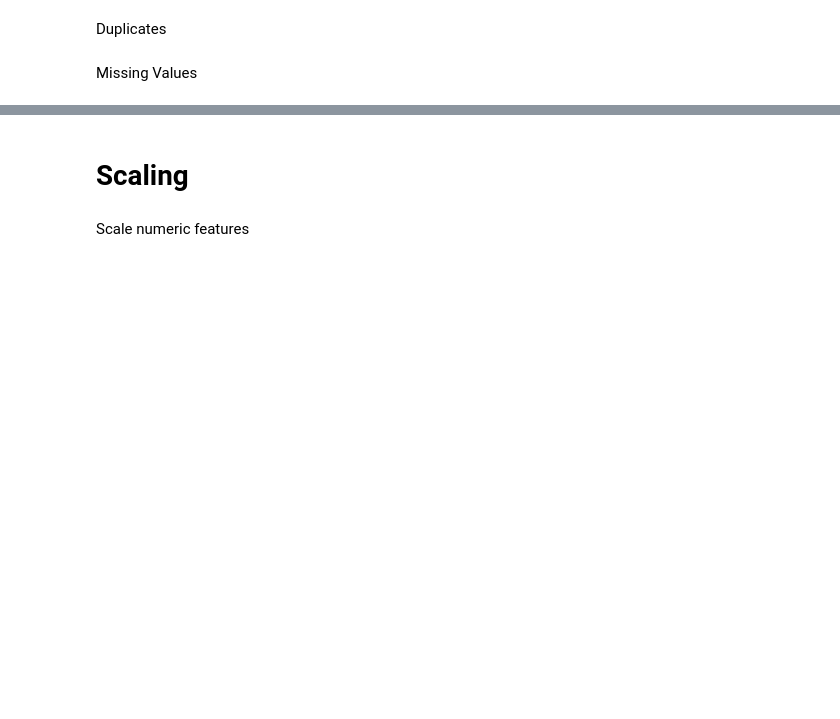
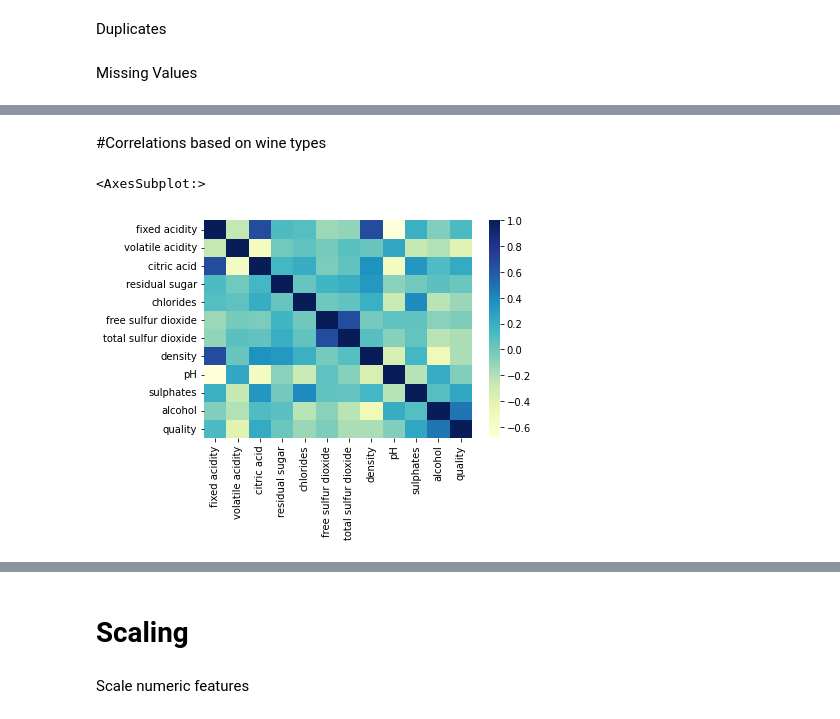
Before and after one commit to LouiseDantas/WineRank, a Jupyter notebook: notebooks/datamodel.ipynb, the cells around one changed output, grey strips where cells are left out. Drawn from its saved outputs; the diff is of its cells as text; code cells hidden in the pictures; blank space fills up the shorter version.

```diff
--- a/notebooks/datamodel.ipynb
+++ b/notebooks/datamodel.ipynb
@@ -63,0 +197,15 @@ data=data.dropna()
+# %% [markdown]
+#Correlations based on wine types
+# %%
+red_data=data[data['type']=='red'].copy()
+white_data=data[data['type']=='white'].copy()
+# %%
+red_corr=red_data.corr()
+#top_corr_cols=red_corr.color.sort_values(ascending=False).keys()
+
+sns.heatmap(red_corr,xticklabels=corr.columns,
+            yticklabels=corr.columns,
+           cmap="YlGnBu")
+# %% [output]
+<AxesSubplot:>
+[figure, added]
```
Also changed, not shown: parts of 45 cells of this notebook.
